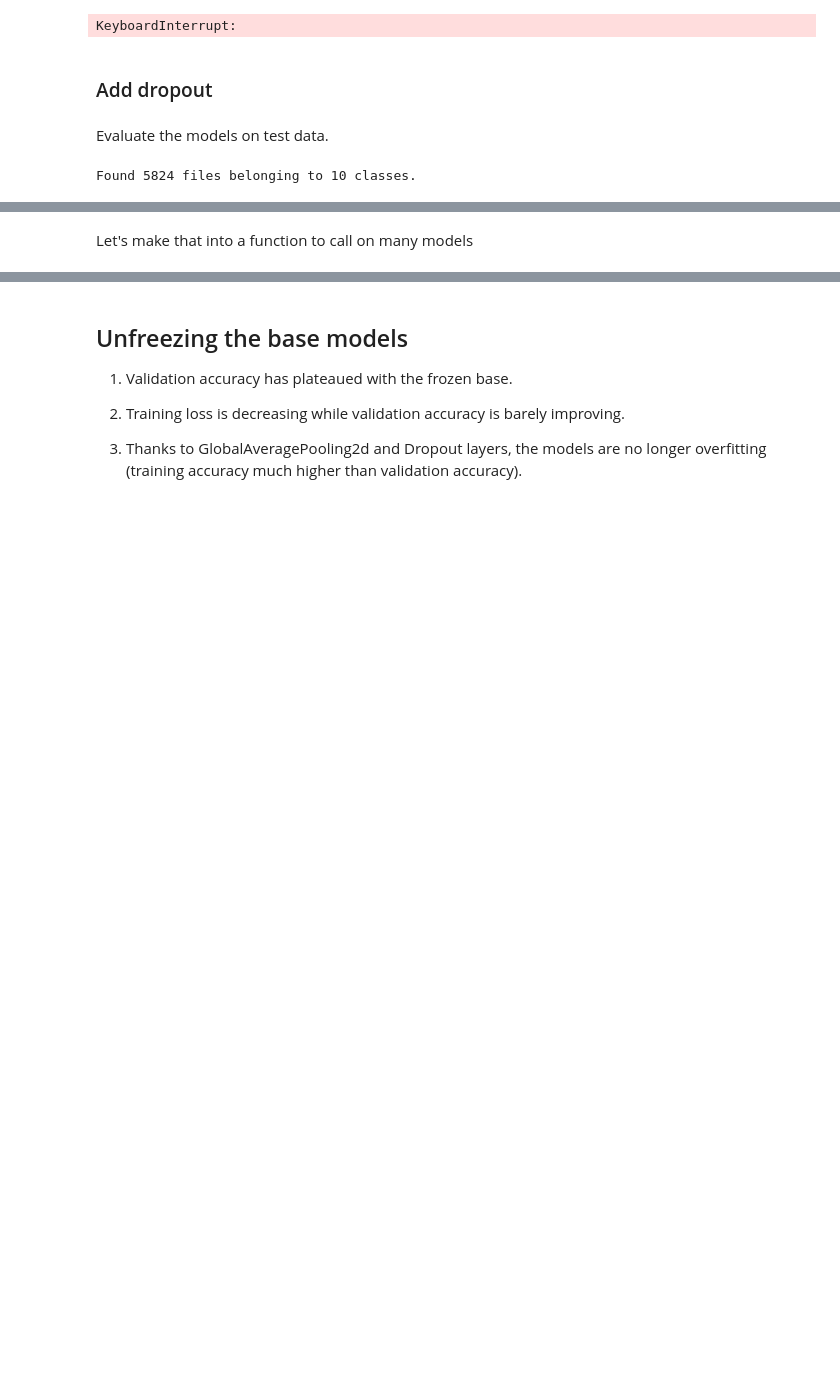
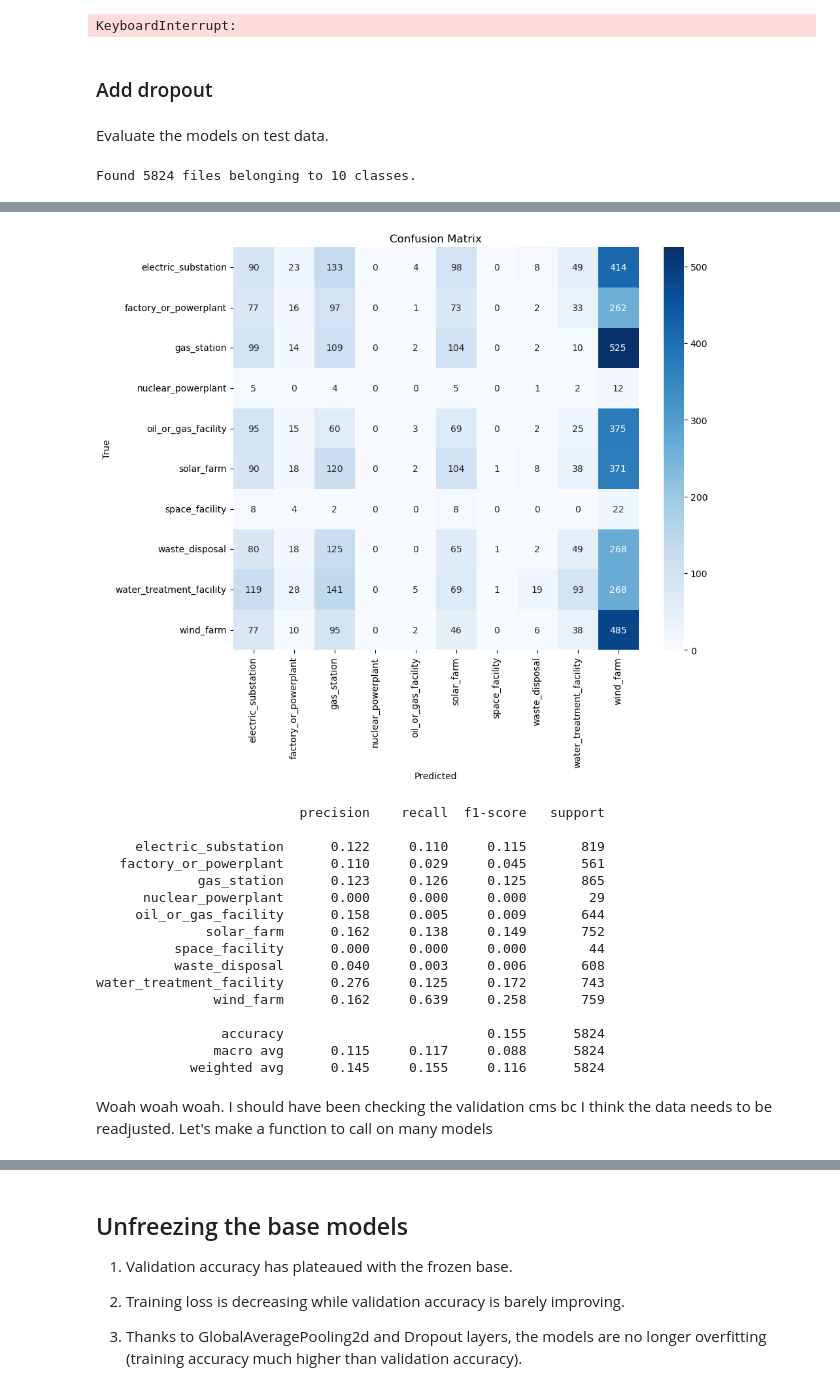
Before and after one commit to madelynsilveira/SatelliteClassificationCNNs, a Jupyter notebook: Comparing_models.ipynb, the cells around one changed output, grey strips where cells are left out. Saved outputs shown, nothing was run; the diff lists cells and outputs as text; code cells hidden in the pictures; blank space fills up the shorter version.

Commit message:
lots of validation confusion matrices

```diff
--- a/Comparing_models.ipynb
+++ b/Comparing_models.ipynb
@@ -786,5 +786,10 @@ test_ds_uncropped = tf.keras.utils.image_dataset_from_directory(
     shuffle=False,
     seed=123
 )
+
+class_names = test_ds_uncropped.class_names
+
+# this should make evaluation go quicker via parallelization
+test_ds_uncropped = test_ds_uncropped.prefetch(tf.data.AUTOTUNE)
 # %% [output]
 Found 5824 files belonging to 10 classes.
@@ -813,19 +823,41 @@ for images, labels in test_ds_uncropped:
 # %%
+# install scikit-learn
 from sklearn.metrics import confusion_matrix, classification_report
 import seaborn as sns
 import matplotlib.pyplot as plt
 
 # Confusion Matrix
 cm = confusion_matrix(y_true, y_pred)
+
 plt.figure(figsize=(10, 8))
-sns.heatmap(cm, annot=True, fmt='d', cmap='Blues')
+sns.heatmap(cm, annot=True, fmt='d', cmap='Blues',
+            xticklabels=class_names, yticklabels=class_names)
 plt.xlabel("Predicted")
 plt.ylabel("True")
 plt.title("Confusion Matrix")
+plt.savefig("confusion_matrices/uncropped_v1/best_model.png", dpi=300)
 plt.show()
 
 # Classification Report
 print(classification_report(y_true, y_pred, target_names=class_names, digits=3))
+# %% [output]
+[figure, added]
+                          precision    recall  f1-score   support
+
+     electric_substation      0.122     0.110     0.115       819
+   factory_or_powerplant      0.110     0.029     0.045       561
+             gas_station      0.123     0.126     0.125       865
+      nuclear_powerplant      0.000     0.000     0.000        29
+     oil_or_gas_facility      0.158     0.005     0.009       644
+              solar_farm      0.162     0.138     0.149       752
+          space_facility      0.000     0.000     0.000        44
+          waste_disposal      0.040     0.003     0.006       608
+water_treatment_facility      0.276     0.125     0.172       743
+               wind_farm      0.162     0.639     0.258       759
+
+                accuracy                          0.155      5824
+               macro avg      0.115     0.117     0.088      5824
+            weighted avg      0.145     0.155     0.116      5824
 # %% [markdown]
-Let's make that into a function to call on many models
+Woah woah woah. I should have been checking the validation cms bc I think the data needs to be readjusted. Let's make a function to call on many models
 # %%
```
Also changed, not shown: parts of 17 cells of this notebook, 7 other files.
